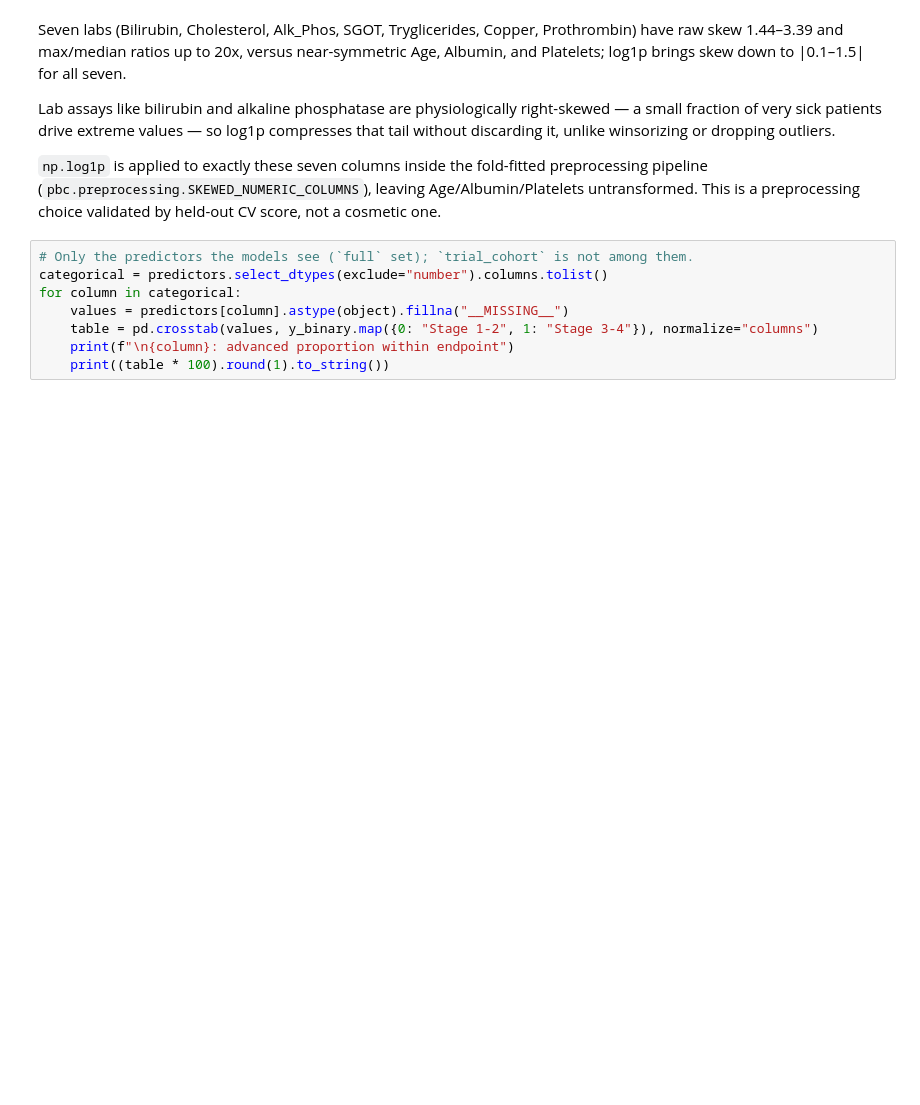
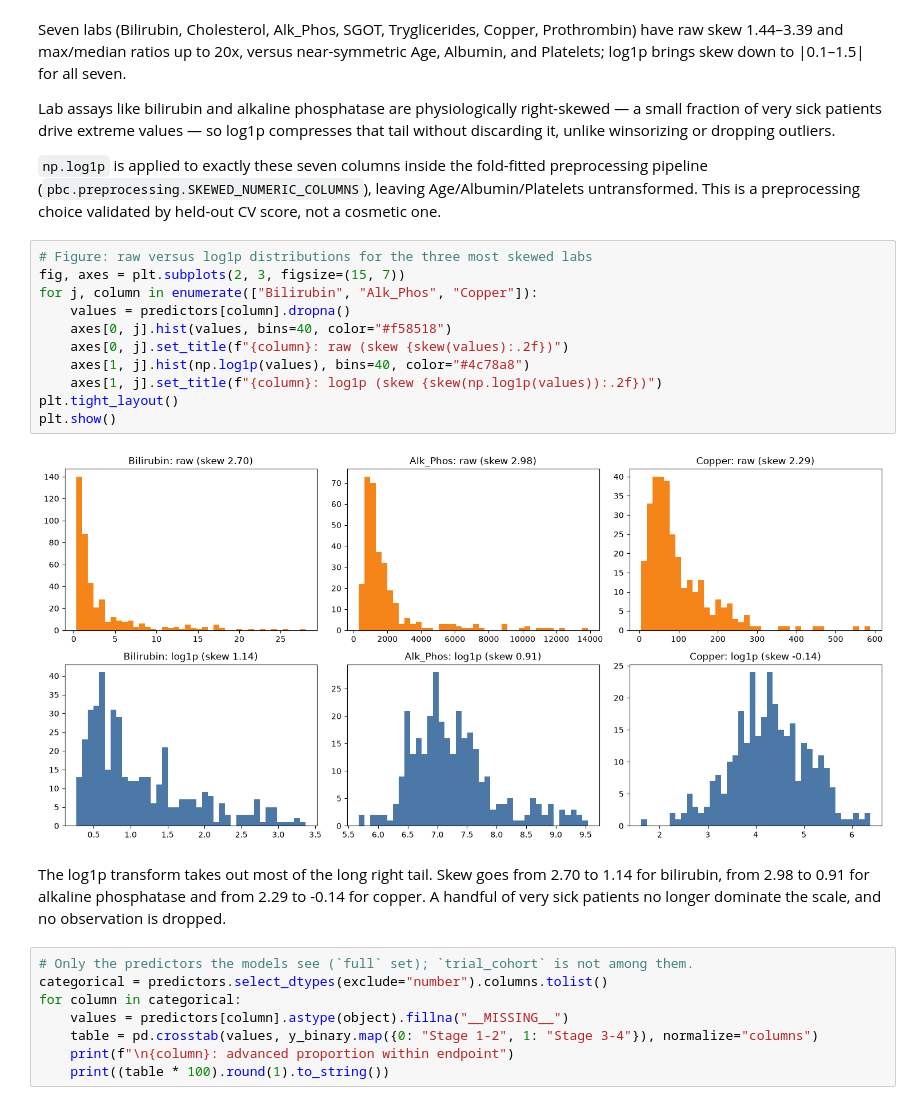
Before and after one commit to datakrdo/portfolio, a Jupyter notebook: cirrhosis/notebooks/01_eda.ipynb, the cells around one changed output. Cells and saved outputs as stored; diff of their text form; blank space fills up the shorter version.

```diff
--- a/cirrhosis/notebooks/01_eda.ipynb
+++ b/cirrhosis/notebooks/01_eda.ipynb
@@ -283,6 +338,21 @@ dropping outliers.
 preprocessing pipeline (`pbc.preprocessing.SKEWED_NUMERIC_COLUMNS`), leaving
 Age/Albumin/Platelets untransformed. This is a preprocessing choice validated
 by held-out CV score, not a cosmetic one.
+# %%
+# Figure: raw versus log1p distributions for the three most skewed labs
+fig, axes = plt.subplots(2, 3, figsize=(15, 7))
+for j, column in enumerate(["Bilirubin", "Alk_Phos", "Copper"]):
+    values = predictors[column].dropna()
+    axes[0, j].hist(values, bins=40, color="#f58518")
+    axes[0, j].set_title(f"{column}: raw (skew {skew(values):.2f})")
+    axes[1, j].hist(np.log1p(values), bins=40, color="#4c78a8")
+    axes[1, j].set_title(f"{column}: log1p (skew {skew(np.log1p(values)):.2f})")
+plt.tight_layout()
+plt.show()
+# %% [output]
+[figure, added]
+# %% [markdown]
+The log1p transform takes out most of the long right tail. Skew goes from 2.70 to 1.14 for bilirubin, from 2.98 to 0.91 for alkaline phosphatase and from 2.29 to -0.14 for copper. A handful of very sick patients no longer dominate the scale, and no observation is dropped.
 # %%
 # Only the predictors the models see (`full` set); `trial_cohort` is not among them.
 categorical = predictors.select_dtypes(exclude="number").columns.tolist()
```
Also changed, not shown: parts of 17 cells of this notebook, 18 other files.
